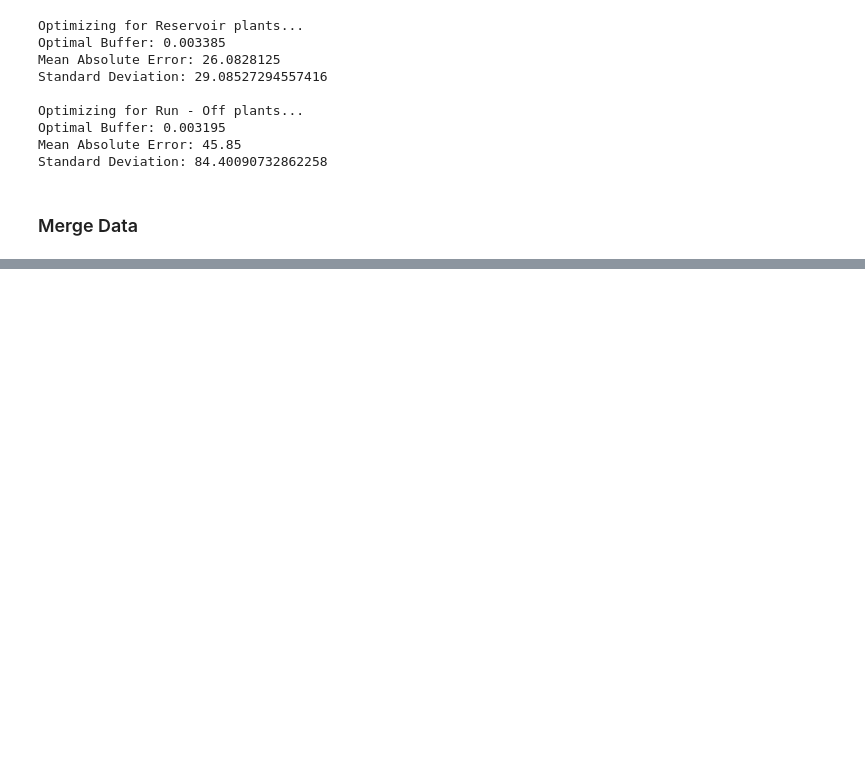
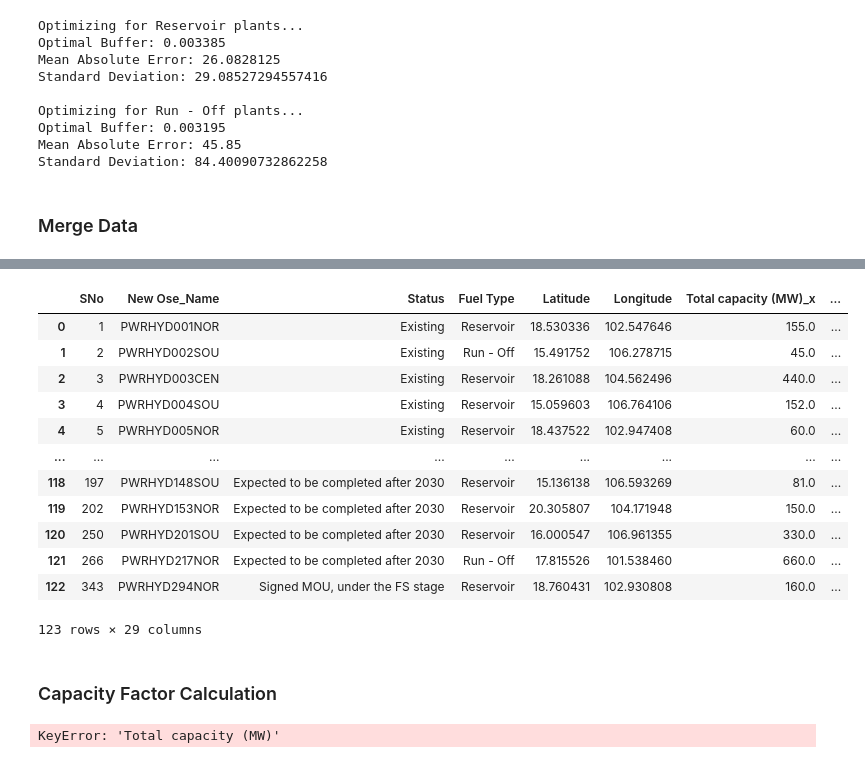
Before and after one commit to lukasschirren/GeoH2-prep-Laos, a Jupyter notebook: runoff_new_plants.ipynb, the cells around one changed output, grey strips where cells are left out. Saved outputs shown, nothing was run; the diff lists cells and outputs as text; code cells hidden in the pictures; blank space fills up the shorter version.

Commit message:
Advancing run off of new plants

```diff
--- a/runoff_new_plants.ipynb
+++ b/runoff_new_plants.ipynb
@@ -15,7 +17,10 @@ from shapely.geometry import Point
 # Load the generation data
 path = os.getcwd() + "\\Raw_Spatial_Data\\Gen 2016-2023_vs edit.xlsx"
 gen_data_wet = pd.read_excel(path,"2022")
+gen_data_wet.drop(columns=['Export Capacity (MW)'],inplace=True)
+
 gen_data_dry = pd.read_excel(path,"2019")
+gen_data_dry.drop(columns=['Export Capacity (MW)'],inplace=True)
 # %% [markdown]
 ### Plant Data
 # %%
@@ -286,0 +325,26 @@ merged_data_wet = pd.merge(gen_data_dry, plant_data, left_on='OSeMOSYS tech', ri
+# %%
+# Merge gen_data_wet with plant_data and keep all rows from plant_data, filling missing months with 0
+merged_data_wet = pd.merge(plant_data, gen_data_wet, left_on='New Ose_Name', right_on='OSeMOSYS tech', how='left')
+for month in ['Jan', 'Feb', 'Mar', 'Apr', 'May', 'Jun', 'Jul', 'Aug', 'Sep', 'Oct', 'Nov', 'Dec']:
+    merged_data_wet[month] = merged_data_wet[month].fillna(0)
+
+# Merge gen_data_dry with plant_data and keep all rows from plant_data, filling missing months with 0
+merged_data_dry = pd.merge(plant_data, gen_data_dry, left_on='New Ose_Name', right_on='OSeMOSYS tech', how='left')
+for month in ['Jan', 'Feb', 'Mar', 'Apr', 'May', 'Jun', 'Jul', 'Aug', 'Sep', 'Oct', 'Nov', 'Dec']:
+    merged_data_dry[month] = merged_data_dry[month].fillna(0)
+# %% [output]
+|  | SNo | New Ose_Name | Status | Fuel Type | Latitude | Longitude | Total capacity (MW)_x | ... |
+| 0 | 1 | PWRHYD001NOR | Existing | Reservoir | 18.530336 | 102.547646 | 155.0 | ... |
+| 1 | 2 | PWRHYD002SOU | Existing | Run - Off | 15.491752 | 106.278715 | 45.0 | ... |
+| 2 | 3 | PWRHYD003CEN | Existing | Reservoir | 18.261088 | 104.562496 | 440.0 | ... |
+| 3 | 4 | PWRHYD004SOU | Existing | Reservoir | 15.059603 | 106.764106 | 152.0 | ... |
+| 4 | 5 | PWRHYD005NOR | Existing | Reservoir | 18.437522 | 102.947408 | 60.0 | ... |
+| ... | ... | ... | ... | ... | ... | ... | ... | ... |
+| 118 | 197 | PWRHYD148SOU | Expected to be completed after 2030 | Reservoir | 15.136138 | 106.593269 | 81.0 | ... |
+| 119 | 202 | PWRHYD153NOR | Expected to be completed after 2030 | Reservoir | 20.305807 | 104.171948 | 150.0 | ... |
+| 120 | 250 | PWRHYD201SOU | Expected to be completed after 2030 | Reservoir | 16.000547 | 106.961355 | 330.0 | ... |
+| 121 | 266 | PWRHYD217NOR | Expected to be completed after 2030 | Run - Off | 17.815526 | 101.538460 | 660.0 | ... |
+| 122 | 343 | PWRHYD294NOR | Signed MOU, under the FS stage | Reservoir | 18.760431 | 102.930808 | 160.0 | ... |
+123 rows × 29 columns
+# %% [markdown]
+### Capacity Factor Calculation
@@ -286,0 +395,14 @@ merged_data_wet = pd.merge(gen_data_dry, plant_data, left_on='OSeMOSYS tech', ri
+# %%
+# Define monthly columns and hours in each month for 2023
+monthly_columns = ['Jan', 'Feb', 'Mar', 'Apr', 'May', 'Jun', 'Jul', 'Aug', 'Sep', 'Oct', 'Nov', 'Dec']
+hours_in_month = {
+    'Jan': 744, 'Feb': 672, 'Mar': 744, 'Apr': 720,
+    'May': 744, 'Jun': 720, 'Jul': 744, 'Aug': 744,
+    'Sep': 720, 'Oct': 744, 'Nov': 720, 'Dec': 744
+}
+
+# Calculate capacity factors for wet and dry datasets
+capacity_factors_wet = calculate_capacity_factors(merged_data_wet, monthly_columns, hours_in_month)
+capacity_factors_dry = calculate_capacity_factors(merged_data_dry, monthly_columns, hours_in_month)
+# %% [output]
+KeyError: 'Total capacity (MW)'
```
Also changed, not shown: parts of 5 cells of this notebook, 1 other file.
